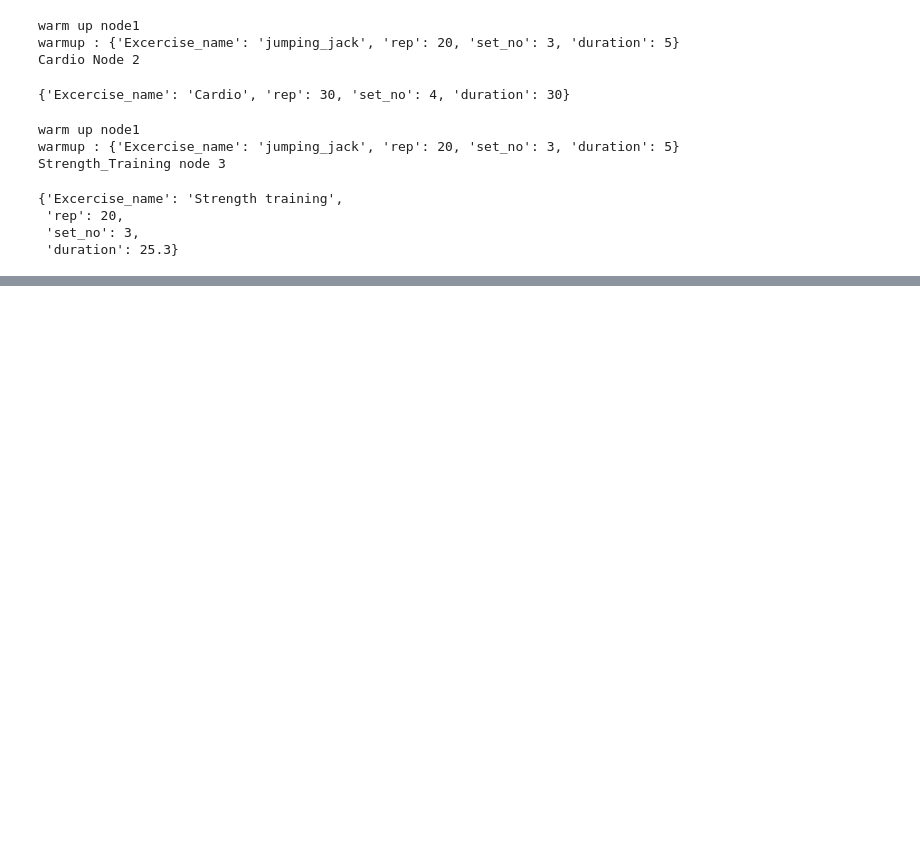
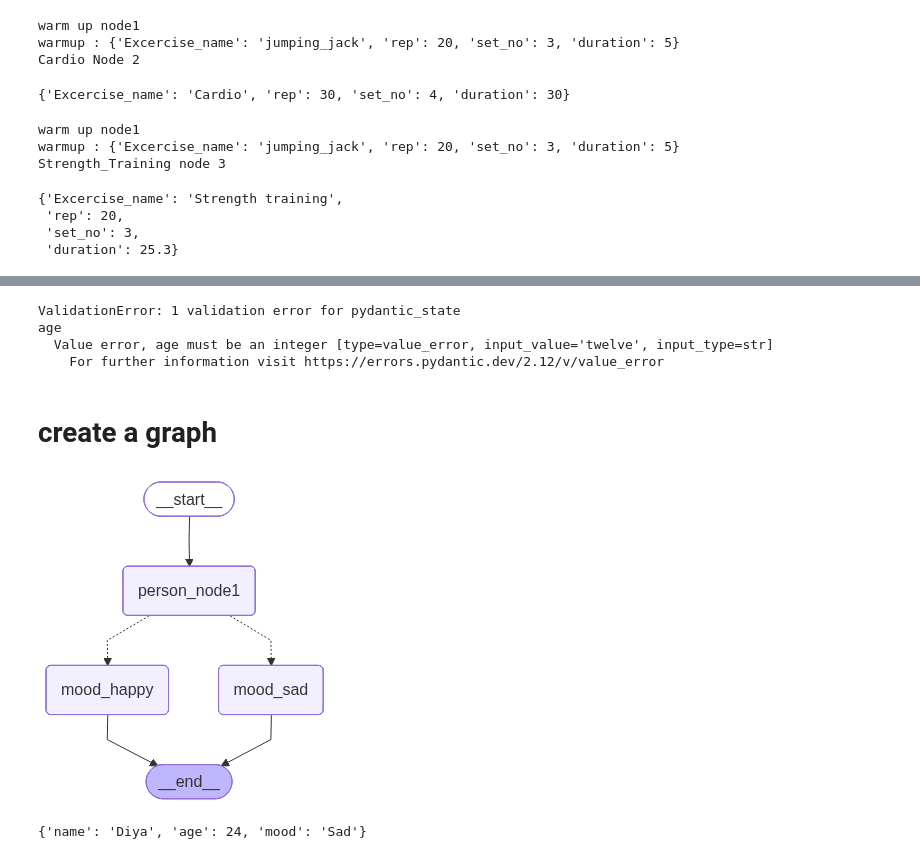
Before and after one commit to divya-gh/LangGraph-Course, a Jupyter notebook: Code/Lesson_2/state_schema.ipynb, the cells around one changed output, grey strips where cells are left out. Cells and saved outputs as stored; diff of their text form; code cells hidden in the pictures; blank space fills up the shorter version.

```diff
--- a/Code/Lesson_2/state_schema.ipynb
+++ b/Code/Lesson_2/state_schema.ipynb
@@ -261,0 +274,76 @@ Strength_Training node 3
+# %%
+from pydantic import BaseModel, field_validator, ValidationError
+from typing import Literal
+
+class pydantic_state(BaseModel):
+    name: str
+    age: int
+    mood: str
+
+    @field_validator('mood')
+    @classmethod
+    def mood_validator(cls, value):
+        if value.lower() not in ['happy', 'sad']:
+            raise ValueError("Mood must be either Happy or Sad")
+        return value.lower()
+
+    @field_validator('age' , mode = 'before')
+    @classmethod
+    def age_validate(cls, value):
+        if not isinstance(value, int):
+            raise ValueError("age must be an integer")
+        return value
+
+
+try:
+    state = pydantic_state(name='Diya', age='twelve', mood='haPPy')
+except ValidationError as e:
+    print("ValidationError:", e)
+# %% [output]
+ValidationError: 1 validation error for pydantic_state
+age
+  Value error, age must be an integer [type=value_error, input_value='twelve', input_type=str]
+    For further information visit https://errors.pydantic.dev/2.12/v/value_error
+# %% [markdown]
+# create a graph
+# %%
+# create mood nodes
+import random
+# node 1
+def person_node(state:pydantic_state):
+    return { 'name': state.name , 'age' : state.age }
+
+def mood_happy(state:pydantic_state):
+    return {'mood': "Happy"}
+
+def mood_sad(state:pydantic_state):
+    return{'mood': 'Sad'}
+
+def decide_mood(state:pydantic_state)->Literal['mood_happy' ,'mood_sad'] :
+    if state.mood.lower() == 'happy':
+        return 'mood_happy'
+    return 'mood_sad'
+
+
+
+builder = StateGraph(pydantic_state)
+# add nodes
+builder.add_node('person_node1', person_node)
+builder.add_node('mood_happy', mood_happy)
+builder.add_node('mood_sad', mood_sad)
+# add edges
+builder.set_entry_point('person_node1')
+builder.add_conditional_edges('person_node1' , decide_mood)
+builder.add_edge('mood_happy' , END)
+builder.add_edge('mood_sad' , END)
+
+# graph
+graph = builder.compile()
+builder.compile()
+# %% [output]
+[figure, added]
+# %%
+result = graph.invoke(pydantic_state(name='Diya' , age = 24 , mood = 'saD'))
+result
+# %% [output]
+{'name': 'Diya', 'age': 24, 'mood': 'Sad'}
```
Also changed, not shown: parts of 1 cell of this notebook, 6 other files.
